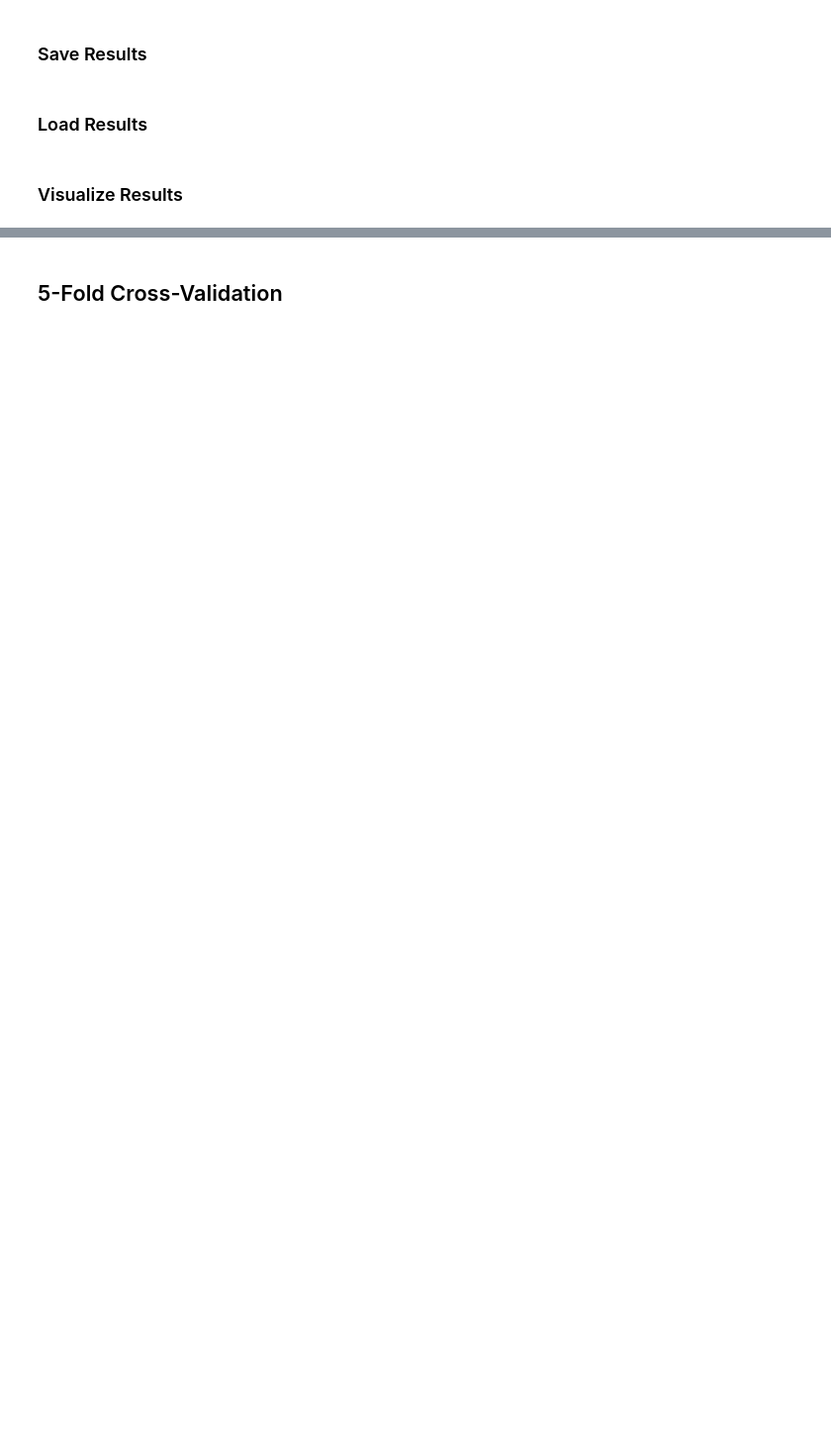
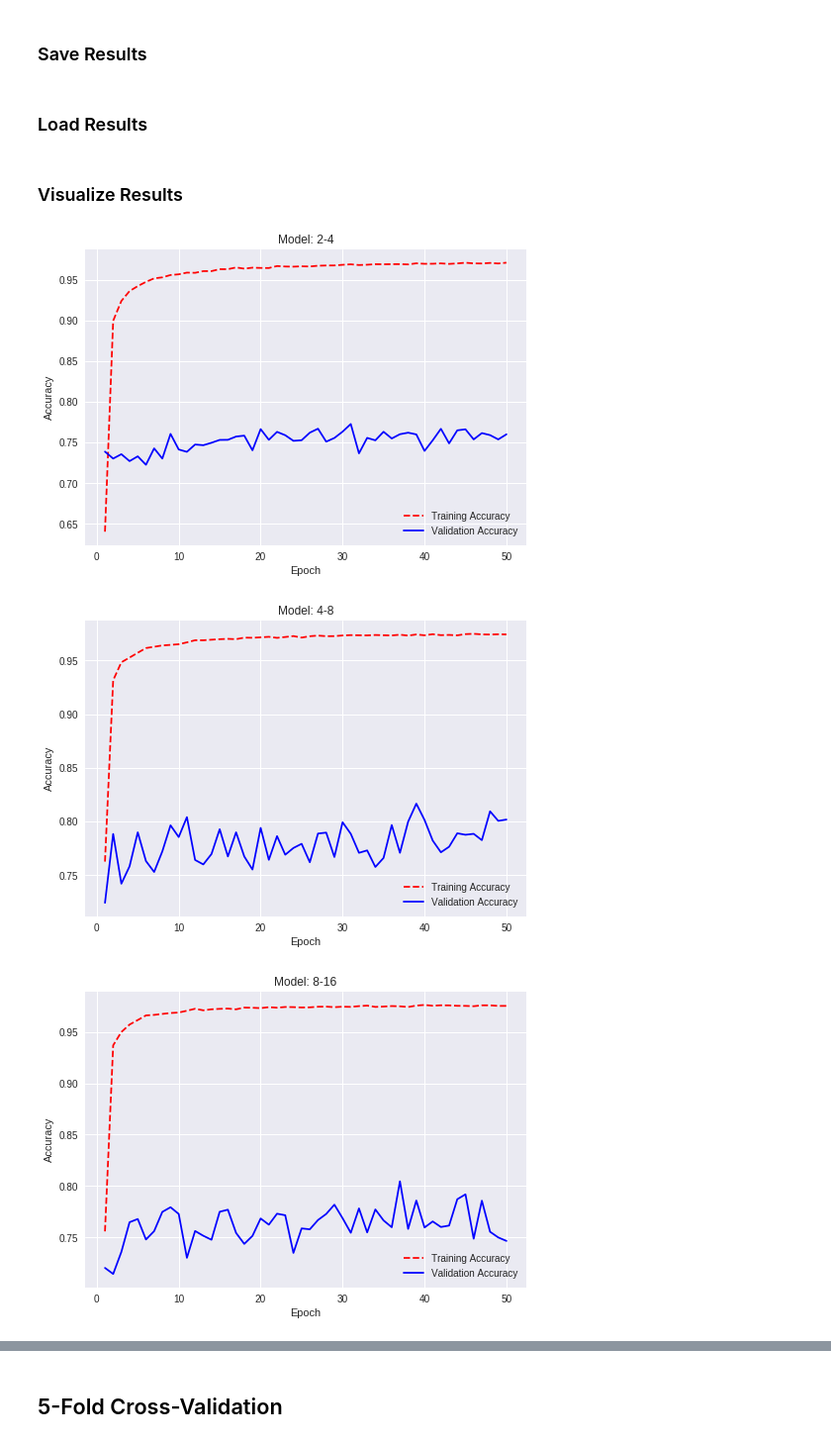
Before and after one commit to Andrew-Mackay/Adapting-the-WaveNet-Deep-Learning-Model-for-RADAR-Classification, a Jupyter notebook: notebooks/7_CNN_model_comparison.ipynb, the cells around one changed output, grey strips where cells are left out. Shown: that part at 99% size. Cells and saved outputs as stored; diff of their text form; code cells hidden in the pictures; blank space fills up the shorter version.

Commit message:
CNN comparison on overfitting conducted, improvements to hyperparam notebook added

```diff
--- a/notebooks/7_CNN_model_comparison.ipynb
+++ b/notebooks/7_CNN_model_comparison.ipynb
@@ -80,7 +66,13 @@ SAVE_GRAPHS = True
+# %%
+SAVE_GRAPHS_OVERFITTING = False # false to not override results
+SAVE_GRAPHS_AVERAGES = True # save avg acc and avg loss graphs from k fold
+SAVE_GRAPHS_DISTRIBUTIONS = True # save accuracy ditribution across folds graphs
+SAVE_RESULTS_OVERFITTING = False # false to not override results
+SAVE_RESULTS_K_FOLD = True
 # %%
 target_names = ["walking", "pushing", "sitting", "pulling", "circling", "clapping", "bending"]
 nb_classes = len(target_names)
-batch_size = 32
+batch_size = 64
 
 # input image dimensions
 img_rows, img_cols = 75, 75
@@ -105,22 +97,27 @@ for user in users:
     datasets[user] = {"data":data, "labels":labels}
 # %%
 def split_train_validation(validation_user):
-    train_data = np.empty((1,1,75,75))
-    train_labels = np.empty((1,1))
+    train_data = None
+    train_labels = None
+    first_round = True
     validation_data = []
     validation_labels = []
     for user in users:
         data = datasets[user]["data"]
-#         plt.imshow(data[0,0,:,:])
-#         plt.show()
         labels = datasets[user]["labels"]
+
         if user == validation_user:
             validation_data = data
             validation_labels = labels
 
         else:
-            train_data = np.concatenate((train_data, data))
-            train_labels = np.concatenate((train_labels, labels))
+            if first_round:
+                train_data = data
+                train_labels = labels
+                first_round = False
+            else:
+                train_data = np.concatenate((train_data, data))
+                train_labels = np.concatenate((train_labels, labels))
 
     train_labels = np_utils.to_categorical(train_labels, nb_classes)
     validation_labels = np_utils.to_categorical(validation_labels, nb_classes)
@@ -202,8 +201,9 @@ IndexError: ignored
 # %% [markdown]
 ### Save Results
 # %%
-with open(RESULTS_PATH + "overfitting_results.pkl", 'wb') as results_file:
-    pickle.dump(overfitting_results, results_file)
+if SAVE_RESULTS_OVERFITTING:
+    with open(RESULTS_PATH + "overfitting_results.pkl", 'wb') as results_file:
+        pickle.dump(overfitting_results, results_file)
 # %% [markdown]
 ### Load Results
 # %%
@@ -214,18 +214,22 @@ with open(RESULTS_PATH + "overfitting_results.pkl", 'rb') as results_file:
 # %%
 for model_type in model_types:
     training_acc = overfitting_results[model_type]['acc']
     validation_acc = overfitting_results[model_type]['val_acc']
 
     # Create count of the number of epochs
     epoch_count = range(1, len(training_acc) + 1)
 
     # Visualize loss history
     plt.plot(epoch_count, training_acc, 'r--')
     plt.plot(epoch_count, validation_acc, 'b-')
     plt.legend(['Training Accuracy', 'Validation Accuracy'])
     plt.xlabel('Epoch')
     plt.ylabel('Accuracy')
     plt.title("Model: " + model_type)
-    if SAVE_GRAPHS:
+    if SAVE_GRAPHS_OVERFITTING:
         plt.savefig(RESULTS_PATH + model_type + "_overfitting.pdf", format='pdf')
     plt.show()
+# %% [output]
+[figure, added]
+[figure, added]
+[figure, added]
```
Also changed, not shown: parts of 12 cells of this notebook, 7 other files.
